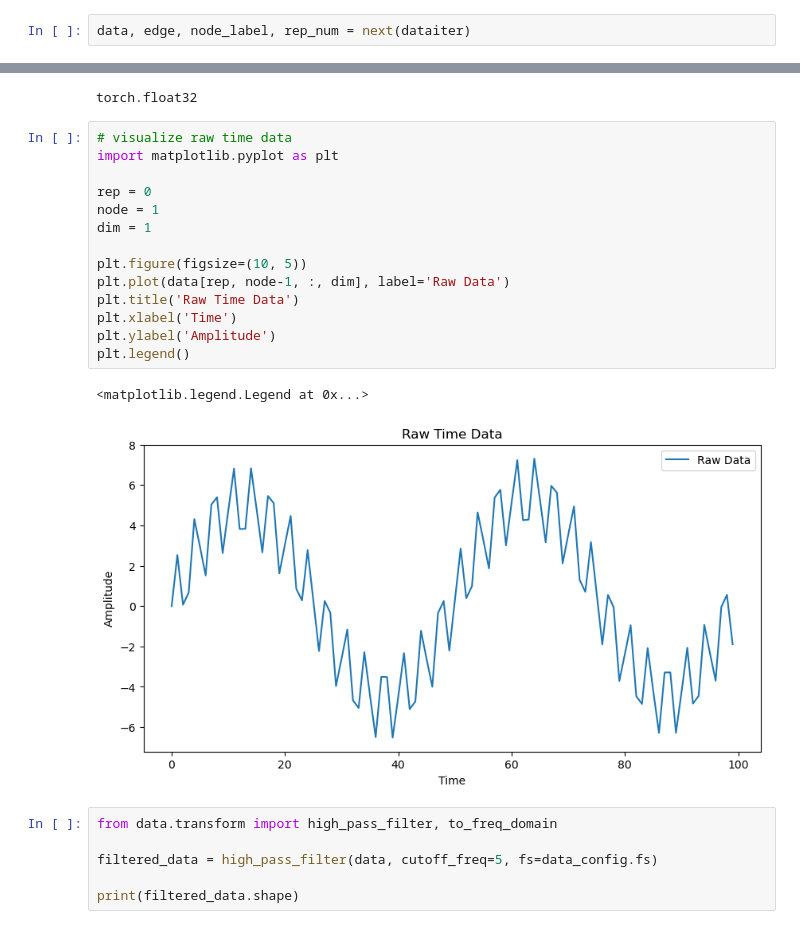
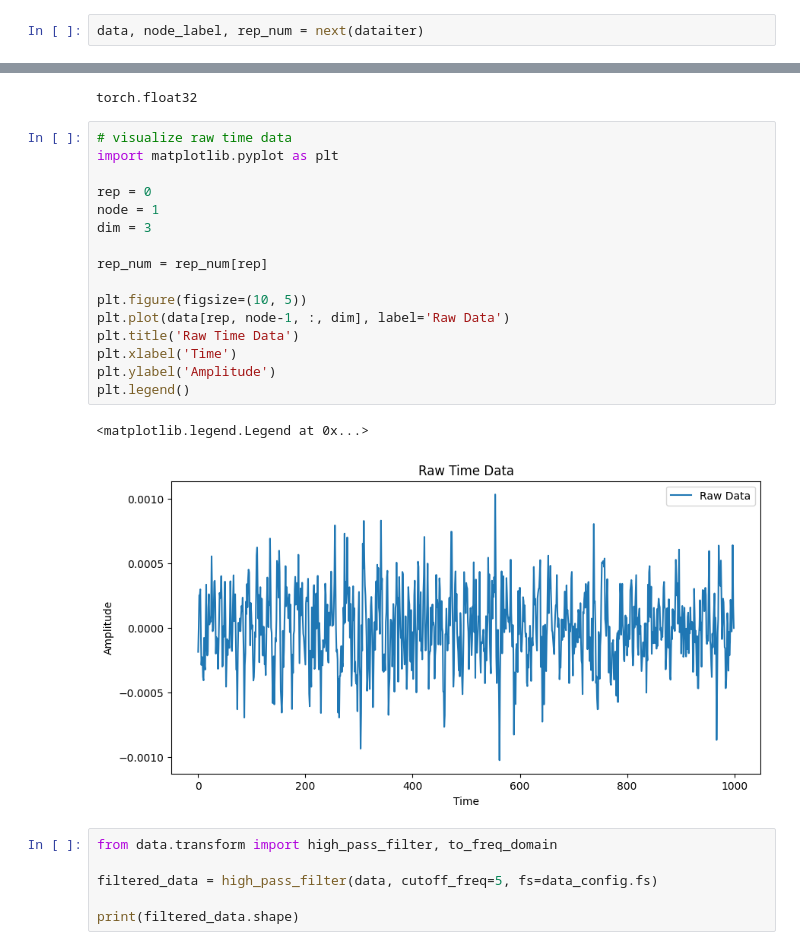
Before and after one commit to aryansavant31/thesis_auto_health_monitoring, a Jupyter notebook: data/trial.ipynb, the cells around one changed output, grey strips where cells are left out. Drawn from its saved outputs; the diff is of its cells as text.

```diff
--- a/data/trial.ipynb
+++ b/data/trial.ipynb
@@ -69,7 +67,7 @@ array([[500., 500., 500.],
 # %%
 dataiter = iter(data_loader)
 # %%
-data, edge, node_label, rep_num = next(dataiter)
+data, node_label, rep_num = next(dataiter)
 # %%
 data.dtype
 # %% [output]
@@ -77,20 +75,22 @@ torch.float32
 # %%
 # visualize raw time data
 import matplotlib.pyplot as plt
 
 rep = 0
 node = 1
-dim = 1
+dim = 3
+
+rep_num = rep_num[rep]
 
 plt.figure(figsize=(10, 5))
 plt.plot(data[rep, node-1, :, dim], label='Raw Data')
 plt.title('Raw Time Data')
 plt.xlabel('Time')
 plt.ylabel('Amplitude')
 plt.legend()
 # %% [output]
 <matplotlib.legend.Legend at 0x...>
-[figure, old version]
+[figure, new version]
 # %%
 from data.transform import high_pass_filter, to_freq_domain
 
```
Also changed, not shown: parts of 3 cells of this notebook, 2 other files.
